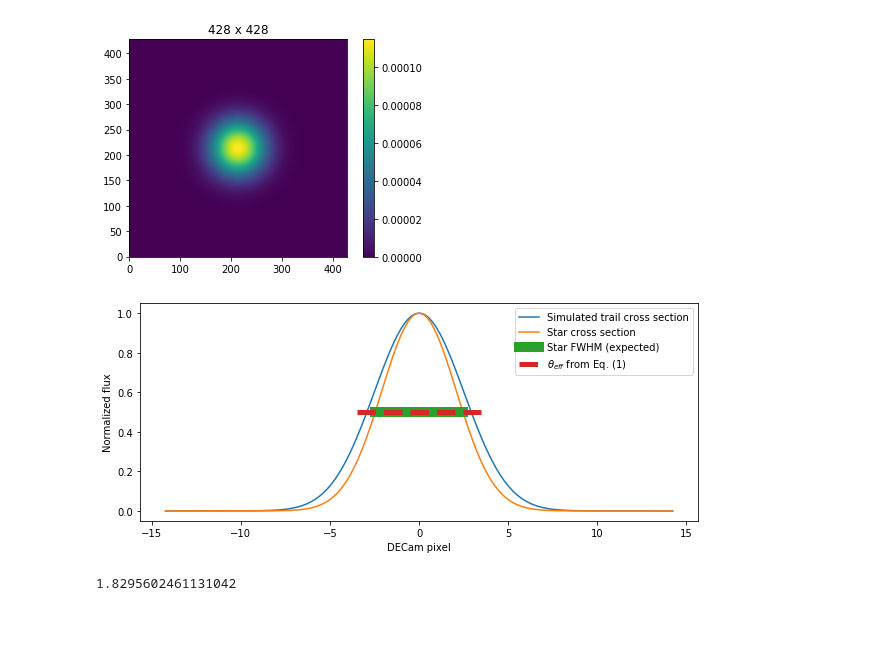
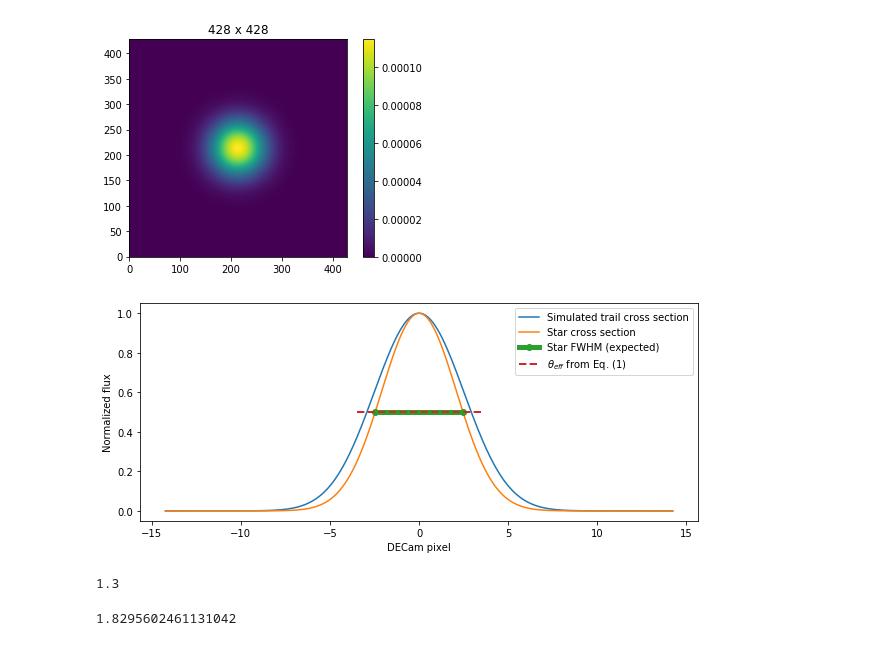
Before and after one commit to bxin/saturation_limit, a Jupyter notebook: doublePeak.ipynb, the cells around one changed output. Saved outputs shown, nothing was run; the diff lists cells and outputs as text; code cells hidden in the pictures.

```diff
--- a/doublePeak.ipynb
+++ b/doublePeak.ipynb
@@ -101,23 +134,27 @@ pred = pred/np.sum(pred)
 # %%
 fig, ax = plt.subplots(1,1, figsize=(10,4))
 aa =np.sum(sii,axis=0)
 plt.plot(x2/pixel_size, aa/np.max(aa),label='Simulated trail cross section');
 #plt.plot(x2/pixel_size, np.sum(sii,axis=0),label='2m');
 #plt.plot(x1/pixel_size, np.sum(sii,axis=1), label='1.5m'); #uncomment this if the apparent shape of LEOSat is not square, i.e, 1.5x2m
 #plt.plot(x2/pixel_size, np.sum(pred,axis=0),label='pred');
 #plt.plot([-fwhm_exp/pixel_size/2, fwhm_exp/pixel_size/2],[max(np.sum(pred,axis=0))/2, max(np.sum(pred,axis=0))/2])
 s = np.exp(-x2**2/2/(seeing/plate_scale*pixel_size/2.355)**2)
 plt.plot(x2/pixel_size,s, label = 'Star cross section')
-plt.plot([-seeing/plate_scale/2, seeing/plate_scale/2],[0.5, 0.5], '-o', linewidth = 10, label='Star FWHM (expected)')
-plt.plot([-fwhm_exp/pixel_size/2, fwhm_exp/pixel_size/2],[0.5, 0.5],'--', linewidth = 5, label=r'$\theta_{eff}$ from Eq. (1)')
+plt.plot([-seeing/plate_scale/2, seeing/plate_scale/2],[0.5, 0.5], '-o', linewidth = 5, label='Star FWHM (expected)')
+plt.plot([-fwhm_exp/pixel_size/2, fwhm_exp/pixel_size/2],[0.5, 0.5],'--', linewidth = 2, label=r'$\theta_{eff}$ from Eq. (1)')
 
 plt.legend()
 #plt.grid()
 plt.ylabel('Normalized flux')
 plt.xlabel('DECam pixel')
 plt.savefig('sat_profile_DECam.pdf')
 # %% [output]
-[figure, old version]
+[figure, new version]
+# %%
+seeing
+# %% [output]
+1.3
 # %%
 fwhm_exp/pixel_size*plate_scale
 # %% [output]
```
Also changed, not shown: parts of 5 cells of this notebook, 2 other files.
